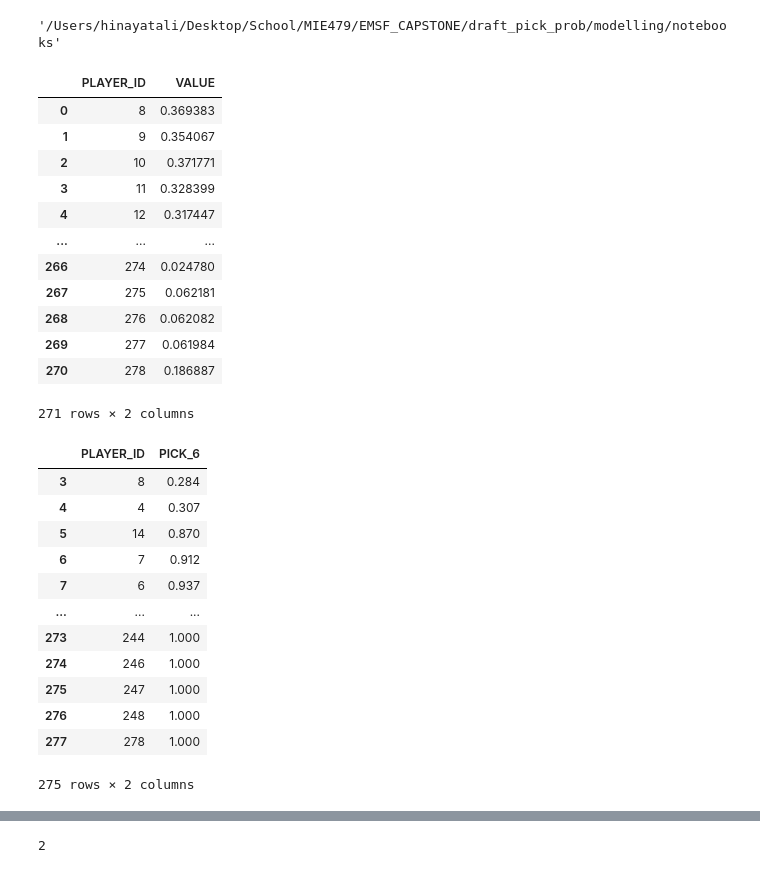
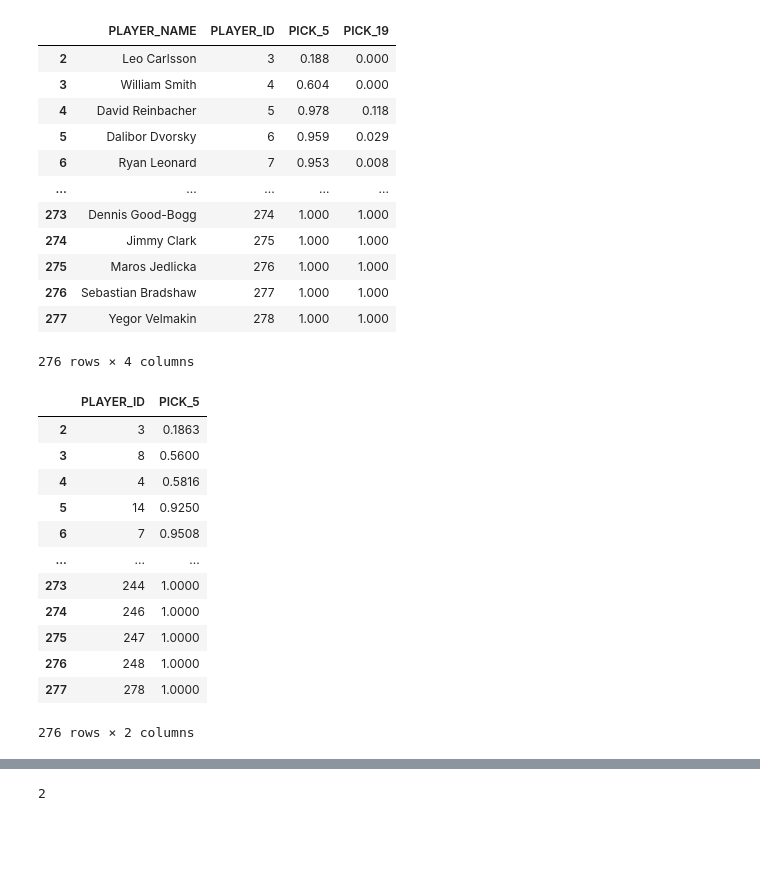
Before and after one commit to hinayatali9/EMSF_CAPSTONE, a Jupyter notebook: draft_pick_prob/modelling/notebooks/pick_prob_testing.ipynb, the cells around one changed output, grey strips where cells are left out. Cells and saved outputs as stored; diff of their text form; code cells hidden in the pictures; blank space fills up the shorter version.

```diff
--- a/draft_pick_prob/modelling/notebooks/pick_prob_testing.ipynb
+++ b/draft_pick_prob/modelling/notebooks/pick_prob_testing.ipynb
@@ -8,9 +8,7 @@ import numpy as np
 # sys.path[0] = sys.path[0].replace('notebooks','scripts')
 # %%
 os.getcwd()
-# os.chdir('scripts')
+os.chdir('scripts')
-# %% [output]
-'/Users/hinayatali/Desktop/School/MIE479/EMSF_CAPSTONE/draft_pick_prob/modelling/notebooks'
 # %%
 import extract_probabilities
 
@@ -19,67 +17,69 @@ import warnings
 warnings.filterwarnings('ignore')
 importlib.reload(extract_probabilities)
 
 personal_path = os.getcwd()
 personal_path= personal_path[:(personal_path.find("EMSF_CAPSTONE")+ len("EMSF_CAPSTONE/"))].replace("\\", "/")
 
 lw = 1
 rw = 1
 c = 1
 ld = 1
 rd = 1
 g = 1
 
 pos_constraint = {'LW': lw, 'RW': rw, 'C': c, 'LD': ld, 'RD': rd, 'G': g}
 
 lw2 = 0
 rw2 = 0
 c2 = 0
 ld2 = 0
 rd2 = 0
 g2 = 0
 
 min_pos_constraint = {'LW': lw2, 'RW': rw2, 'C': c2, 'LD': ld2, 'RD': rd2, 'G': g2}
 
 player_rankings=pd.read_csv(str(personal_path) + 'PLAYER_IDS.csv')
 player_position=pd.read_csv(str(personal_path) + 'PLAYER_POSITIONS.csv')
 team_needs=pd.read_csv(str(personal_path) + 'Prospect Pool/percentiles.csv', index_col=0)
 
-
-extract_probabilities.player_value(player_rankings, player_position, [1,2,3,4,5,6,7], 0.8, 'CHI')
+extract_probabilities.checking_probability_picks(
+    [1,2], 1000, [5, 19], player_rankings
+)
+# extract_probabilities.player_value(player_rankings, player_position, [1,2,3,4,5,6,7], 0.8, 'CHI')
 # extract_probabilities.determine_optimal_pick(player_rankings, player_position, team_needs, "MTL", [6, 12, 35, 44, 51, 55, 67, 93, 99, 131, 195], [1,3,2,4,5], pos_constraint, min_pos_constraint, 0.8)
 # %% [output]
-|  | PLAYER_ID | VALUE |
-| 0 | 8 | 0.369383 |
-| 1 | 9 | 0.354067 |
-| 2 | 10 | 0.371771 |
-| 3 | 11 | 0.328399 |
-| 4 | 12 | 0.317447 |
-| ... | ... | ... |
-| 266 | 274 | 0.024780 |
-| 267 | 275 | 0.062181 |
-| 268 | 276 | 0.062082 |
-| 269 | 277 | 0.061984 |
-| 270 | 278 | 0.186887 |
+|  | PLAYER_NAME | PLAYER_ID | PICK_5 | PICK_19 |
+| 2 | Leo Carlsson | 3 | 0.188 | 0.000 |
+| 3 | William Smith | 4 | 0.604 | 0.000 |
+| 4 | David Reinbacher | 5 | 0.978 | 0.118 |
+| 5 | Dalibor Dvorsky | 6 | 0.959 | 0.029 |
+| 6 | Ryan Leonard | 7 | 0.953 | 0.008 |
+| ... | ... | ... | ... | ... |
+| 273 | Dennis Good-Bogg | 274 | 1.000 | 1.000 |
+| 274 | Jimmy Clark | 275 | 1.000 | 1.000 |
+| 275 | Maros Jedlicka | 276 | 1.000 | 1.000 |
+| 276 | Sebastian Bradshaw | 277 | 1.000 | 1.000 |
+| 277 | Yegor Velmakin | 278 | 1.000 | 1.000 |
-271 rows × 2 columns
+276 rows × 4 columns
 # %%
 extract_probabilities.get_pick_probability_by_next_pick(
-    [1,2,3], 1000, 6
+    [1,2], 10000, 5
 )
 # probs.head(30)
 # %% [output]
-|  | PLAYER_ID | PICK_6 |
-| 3 | 8 | 0.284 |
-| 4 | 4 | 0.307 |
-| 5 | 14 | 0.870 |
-| 6 | 7 | 0.912 |
-| 7 | 6 | 0.937 |
+|  | PLAYER_ID | PICK_5 |
+| 2 | 3 | 0.1863 |
+| 3 | 8 | 0.5600 |
+| 4 | 4 | 0.5816 |
+| 5 | 14 | 0.9250 |
+| 6 | 7 | 0.9508 |
 | ... | ... | ... |
-| 273 | 244 | 1.000 |
-| 274 | 246 | 1.000 |
-| 275 | 247 | 1.000 |
-| 276 | 248 | 1.000 |
-| 277 | 278 | 1.000 |
+| 273 | 244 | 1.0000 |
+| 274 | 246 | 1.0000 |
+| 275 | 247 | 1.0000 |
+| 276 | 248 | 1.0000 |
+| 277 | 278 | 1.0000 |
-275 rows × 2 columns
+276 rows × 2 columns
 # %%
 checking=extract_probabilities.probability_available_pick_specified(
     [1,2,3], 1000, 19
```
Also changed, not shown: parts of 5 cells of this notebook.
